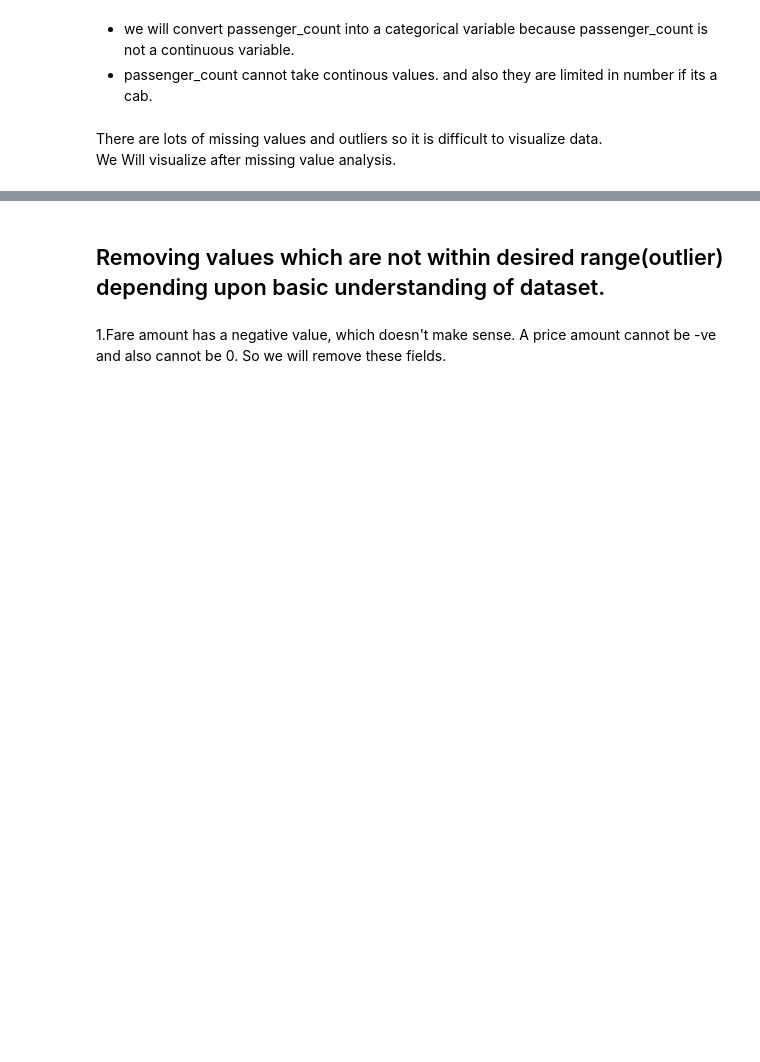
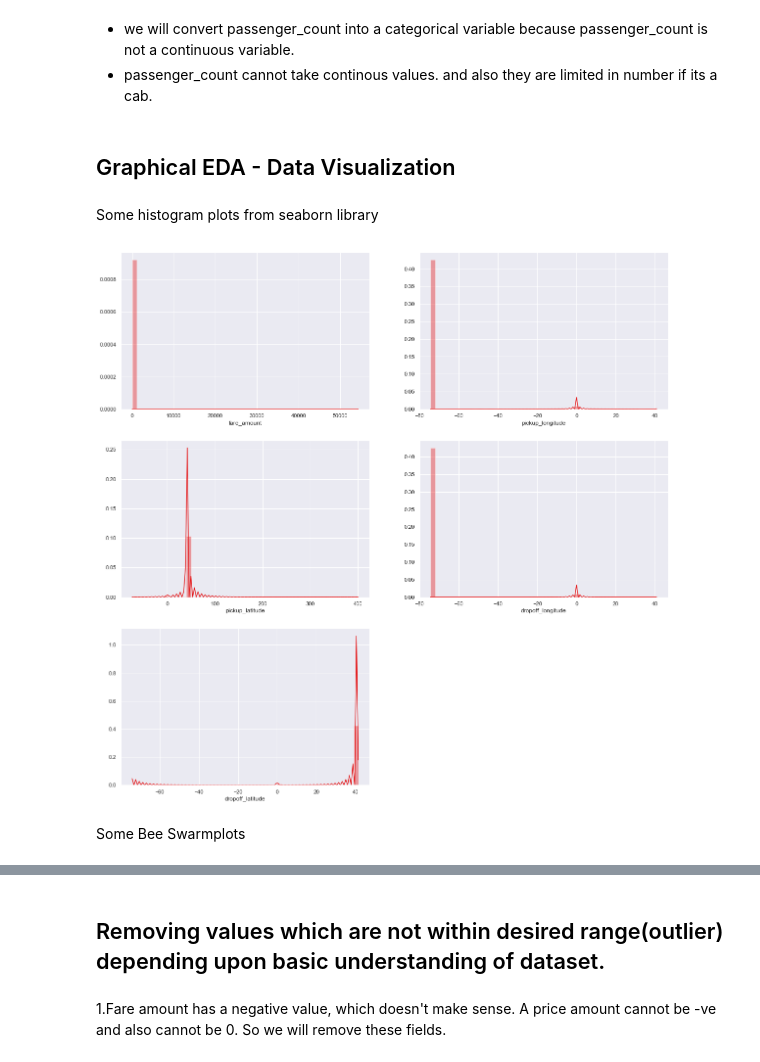
Before and after one commit to Akshaypatil7/Cab-Fare-Prediction, a Jupyter notebook: Cab Fare Prediction Using Python.ipynb, the cells around one changed output, grey strips where cells are left out. Drawn from its saved outputs; the diff is of its cells as text; code cells hidden in the pictures; blank space fills up the shorter version.

```diff
--- a/Cab Fare Prediction Using Python.ipynb
+++ b/Cab Fare Prediction Using Python.ipynb
@@ -135,6 +144,5 @@ train.describe()
 # %%
 cat_var=['passenger_count']
 num_var=['fare_amount','pickup_longitude','pickup_latitude','dropoff_longitude','dropoff_latitude']
-# %% [markdown]
-There are lots of missing values and outliers so it is difficult to visualize data.
-  We Will visualize after missing value analysis.
+# %% [markdown]
+## Graphical EDA - Data Visualization
@@ -140,0 +152,20 @@ There are lots of missing values and outliers so it is difficult to visualize da
+# %% [markdown]
+Some histogram plots from seaborn library
+# %%
+plt.figure(figsize=(20,20))
+plt.subplot(321)
+_ = sns.distplot(train['fare_amount'],bins=50)
+plt.subplot(322)
+_ = sns.distplot(train['pickup_longitude'],bins=50)
+plt.subplot(323)
+_ = sns.distplot(train['pickup_latitude'],bins=50)
+plt.subplot(324)
+_ = sns.distplot(train['dropoff_longitude'],bins=50)
+plt.subplot(325)
+_ = sns.distplot(train['dropoff_latitude'],bins=50)
+# plt.savefig('hist.png')
+plt.show()
+# %% [output]
+[figure, added]
+# %% [markdown]
+Some Bee Swarmplots
```
Also changed, not shown: parts of 24 cells of this notebook.
